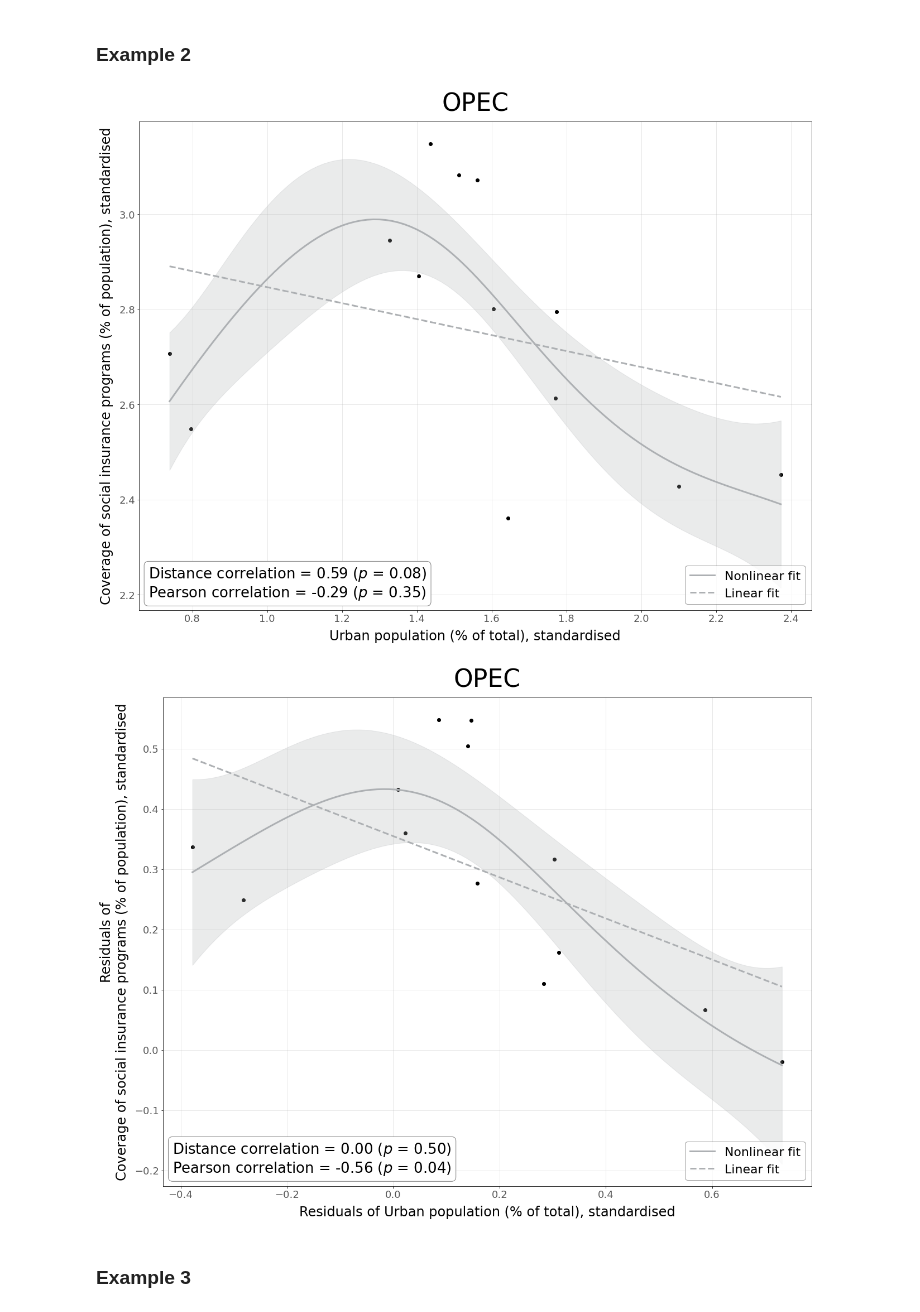
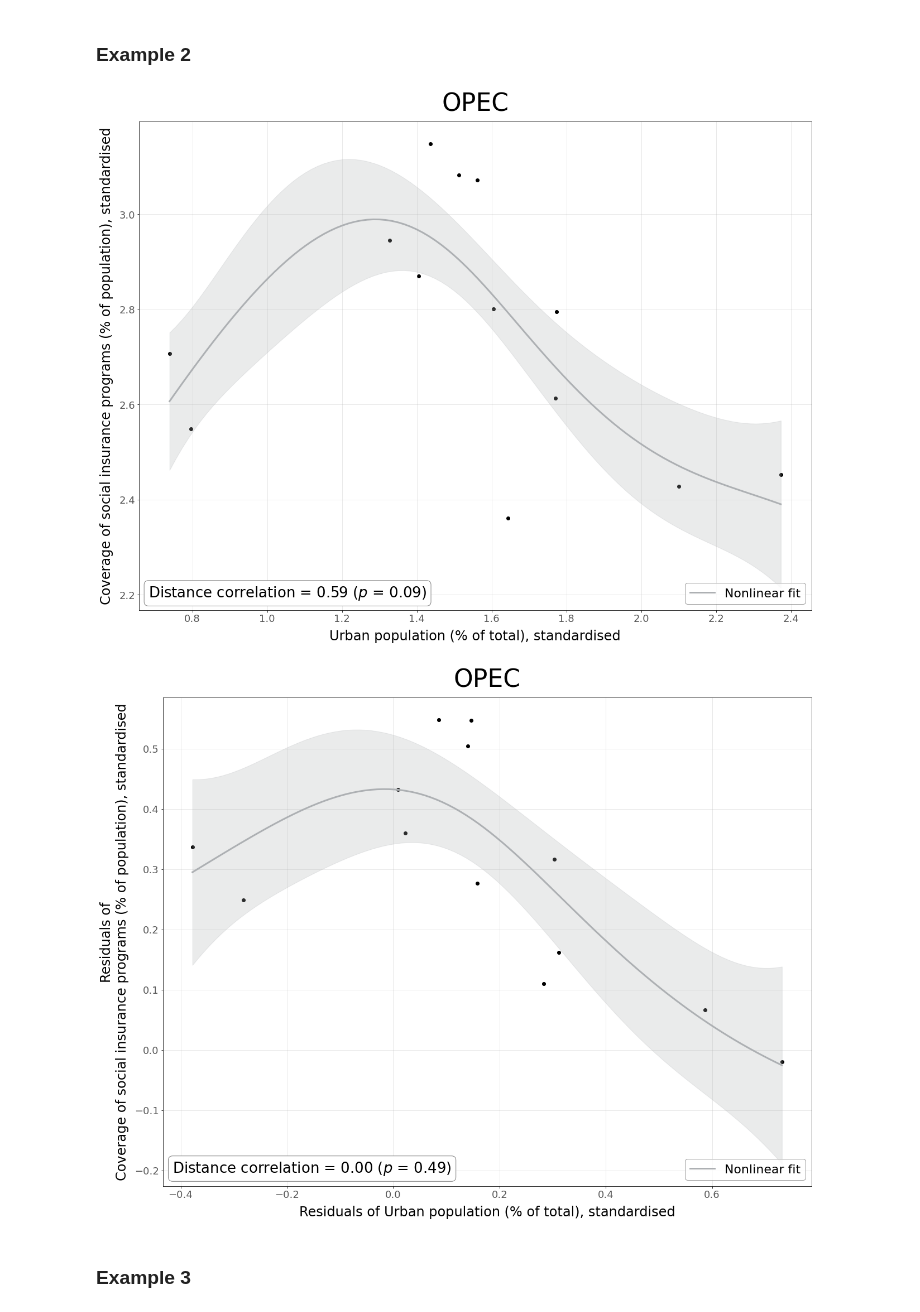
Before and after one commit to felix-laumann/SDG-networks, a Jupyter notebook: 5_Additions.ipynb, the cells around one changed output. Cells and saved outputs as stored; diff of their text form; code cells hidden in the pictures.

```diff
--- a/5_Additions.ipynb
+++ b/5_Additions.ipynb
@@ -486,38 +482,39 @@ else:
     kernel = Matern(nu=2.5)
     #kernel = RBF(length_scale=1)
     gpr_x = GaussianProcessRegressor(kernel=kernel, n_restarts_optimizer=100, alpha=1e-2)
     gpr_x.fit(x, y)
     x_ = np.linspace(min(x), max(x), 100)
     y_mean_gpr, y_std_gpr = gpr_x.predict(x_, return_std=True)
 
     plt.plot(x_, y_mean_gpr, '#adb0b3', lw=3, ls='-', label='Nonlinear fit')
     plt.fill_between(x_.flatten(), y_mean_gpr.flatten()-1.96*y_std_gpr, y_mean_gpr.flatten()+1.96*y_std_gpr, interpolate=True, alpha=0.25, color='#adb0b3')
 
     # fitting linear function to data
-    linreg = LinearRegression()
-    linreg.fit(x, y)
-    y_mean_linreg = linreg.predict(x_)
-    plt.plot(x_, y_mean_linreg, '#adb0b3', lw=3, ls='--', label='Linear fit')
+    #linreg = LinearRegression()
+    #linreg.fit(x, y)
+    #y_mean_linreg = linreg.predict(x_)
+    #plt.plot(x_, y_mean_linreg, '#adb0b3', lw=3, ls='--', label='Linear fit')
 
     plt.xlabel(r'{}, standardised'.format(info[info[0]==ind_0][2].to_list()[0]), fontsize=24, labelpad=10)
     plt.ylabel(r'{}, standardised'.format(info[info[0]==ind_1][2].to_list()[0]), fontsize=24, labelpad=10)
     plt.xticks(size=18, alpha=0.65)
     plt.yticks(size=18, alpha=0.65)
     plt.title('{}'.format(group), y=1.015, fontdict={'fontsize': 44})
 
     textstr = '\n'.join((
         'Distance correlation = %.2f ($p$ = %.2f)' % (d_cor, d_cor_test.p_value),
         'Pearson correlation = %.2f ($p$ = %.2f)' % (p_cor[0], p_cor[1])))
+    textstr = 'Distance correlation = %.2f ($p$ = %.2f)' % (d_cor, d_cor_test.p_value)
     props = dict(boxstyle='round', facecolor='white', edgecolor='grey')
     plt.text(0.6825, 2.195, textstr, fontsize=26, bbox=props)
 
     plt.grid(alpha=0.335)
     plt.legend(loc=4, fontsize=22, edgecolor='grey')
     plt.tight_layout()
     plt.savefig('distance_cor/conditioning_before_2.png', format='png')
     plt.show()
 # %% [output]
-[figure, old version]
+[figure, new version]
 # %%
 # after
 pair_0 = int(info[info[0]==ind_0][3])
@@ -619,10 +616,10 @@ else:
     plt.fill_between(x_.flatten(), y_mean_gpr.flatten()-1.96*y_std_gpr, y_mean_gpr.flatten()+1.96*y_std_gpr, interpolate=True, alpha=0.25, color='#adb0b3')
 
     # fitting linear function to data
-    linreg = LinearRegression()
-    linreg.fit(x, y)
-    y_mean_linreg = linreg.predict(x_)
-    plt.plot(x_, y_mean_linreg, '#adb0b3', lw=3, ls='--', label='Linear fit')
+    #linreg = LinearRegression()
+    #linreg.fit(x, y)
+    #y_mean_linreg = linreg.predict(x_)
+    #plt.plot(x_, y_mean_linreg, '#adb0b3', lw=3, ls='--', label='Linear fit')
 
     plt.xlabel(r'Residuals of {}, standardised'.format(info[info[0]==ind_0][2].to_list()[0]), fontsize=24, labelpad=10)
     plt.ylabel('Residuals of\n{}, standardised'.format(info[info[0]==ind_1][2].to_list()[0]), fontsize=24, labelpad=10)
@@ -633,6 +630,7 @@ else:
     textstr = '\n'.join((
         'Distance correlation = %.2f ($p$ = %.2f)' % (d_cor, d_cor_test.p_value),
         'Pearson correlation = %.2f ($p$ = %.2f)' % (p_cor[0], p_cor[1])))
+    textstr = 'Distance correlation = %.2f ($p$ = %.2f)' % (d_cor, d_cor_test.p_value)
     props = dict(boxstyle='round', facecolor='white', edgecolor='grey')
     plt.text(-0.415, -0.2035, textstr, fontsize=26, bbox=props)
 
@@ -642,7 +640,7 @@ else:
     plt.savefig('distance_cor/conditioning_after_2.png', format='png')
     plt.show()
 # %% [output]
-[figure, old version]
+[figure, new version]
 # %% [markdown]
 ### Example 3
 # %%
```
Also changed, not shown: parts of 7 cells of this notebook, 2 other files.
